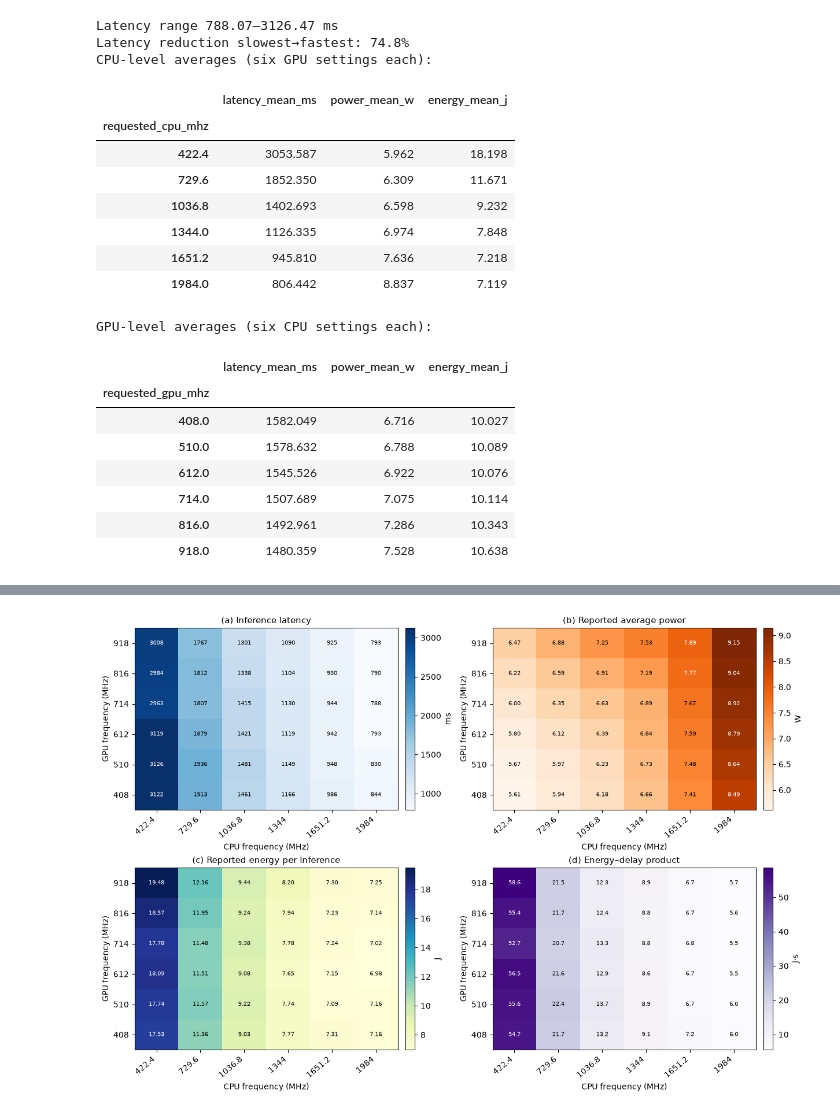
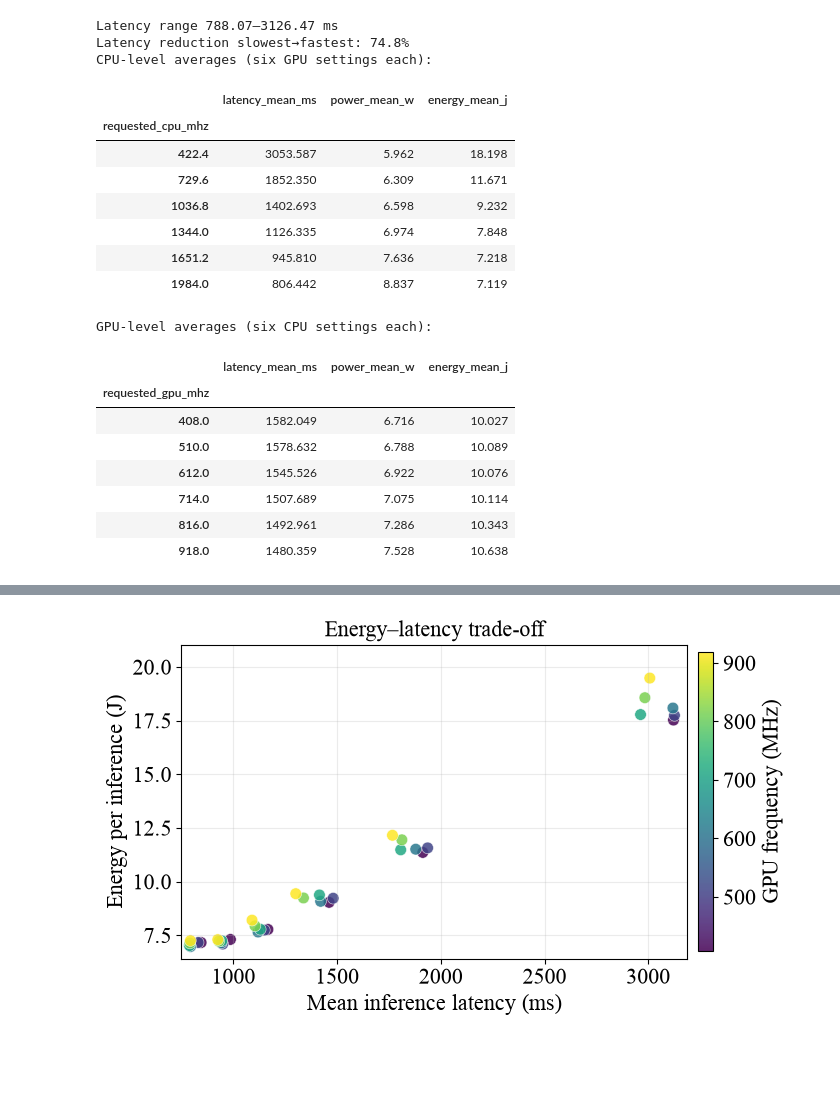
Before and after one commit to DufreWu/VLA_HIL, a Jupyter notebook: jetson_orin_nx/benchmark/data_analysis_2.ipynb, the cells around one changed output, grey strips where cells are left out. Drawn from its saved outputs; the diff is of its cells as text; code cells hidden in the pictures; blank space fills up the shorter version.

```diff
--- a/jetson_orin_nx/benchmark/data_analysis_2.ipynb
+++ b/jetson_orin_nx/benchmark/data_analysis_2.ipynb
@@ -19,9 +19,16 @@ reported = pd.read_csv(OUT_DIR / 'summary.csv')
 repetitions_uploaded = pd.read_csv(OUT_DIR / 'repetitions.csv')
 legacy = pd.read_csv(OUT_DIR / 'smolvla_dvfs.csv')
 
-plt.rcParams.update({'font.family': 'DejaVu Sans', 'font.size': 10,
-                     'axes.titlesize': 11, 'axes.labelsize': 10,
-                     'pdf.fonttype': 42, 'savefig.bbox': 'tight'})
+plt.rcParams.update({'font.family': 'Times New Roman',
+                     'font.sans-serif': ['Times New Roman', 'DejaVu Sans'],
+                     'font.size': 16,
+                     'axes.titlesize': 16,
+                     'axes.labelsize': 16,
+                     'xtick.labelsize': 16,
+                     'ytick.labelsize': 16,
+                     'legend.fontsize': 16,
+                     'pdf.fonttype': 42,
+                     'savefig.bbox': 'tight'})
 
 def save_figure(fig, name):
     fig.savefig(FIG_DIR / f'{name}.pdf', bbox_inches='tight')
@@ -142,52 +149,6 @@ display(per_config.groupby('requested_gpu_mhz')[['latency_mean_ms','power_mean_w
 cpu_order=np.sort(per_config.requested_cpu_mhz.unique())
 gpu_order=np.sort(per_config.requested_gpu_mhz.unique())
 
-def plot_heatmap(ax, metric, title, label, cmap, fmt):
-    mat=per_config.pivot(index='requested_gpu_mhz',columns='requested_cpu_mhz',values=metric)
-    mat=mat.reindex(index=gpu_order,columns=cpu_order)
-    im=ax.imshow(mat.values,origin='lower',aspect='auto',cmap=cmap)
-    ax.set_xticks(range(len(cpu_order)),[f'{v:g}' for v in cpu_order],rotation=40,ha='right')
-    ax.set_yticks(range(len(gpu_order)),[f'{v:g}' for v in gpu_order])
-    ax.set_xlabel('CPU frequency (MHz)')
-    ax.set_ylabel('GPU frequency (MHz)')
-    ax.set_title(title)
-    for j in range(len(gpu_order)):
-        for i in range(len(cpu_order)):
-            val=mat.values[j,i]
-            ax.text(i,j,format(val,fmt),fontsize=7,ha='center',va='center',
-                    color='white' if im.norm(val)>.60 else 'black')
-    cb=ax.figure.colorbar(im,ax=ax,fraction=.046,pad=.03)
-    cb.set_label(label)
-
-specs=[('latency_mean_ms','(a) Inference latency','ms','Blues','.0f'),
-       ('power_mean_w','(b) Reported average power','W','Oranges','.2f'),
-       ('energy_mean_j','(c) Reported energy per inference','J','YlGnBu','.2f'),
-       ('edp_mean_j_s','(d) Energy–delay product','J·s','Purples','.1f')]
-fig,axs=plt.subplots(2,2,figsize=(12.2,8.3),layout='constrained')
-for ax,(met,ttl,unit,cmap,fmt) in zip(axs.flat,specs):
-    plot_heatmap(ax,met,ttl,unit,cmap,fmt)
-save_figure(fig,'fig_dvfs_four_heatmaps')
-
-fig,ax=plt.subplots(figsize=(7.2,4.6))
-for gpu in gpu_order:
-    subset=per_config[per_config.requested_gpu_mhz==gpu].sort_values('requested_cpu_mhz')
-    ax.plot(subset.requested_cpu_mhz,subset.latency_mean_ms,marker='o',linewidth=1.5,label=f'GPU {gpu:g} MHz')
-ax.set(xlabel='CPU frequency (MHz)',ylabel='Inference latency (ms)',
-       title='SmolVLA inference latency under CPU/GPU DVFS')
-ax.grid(alpha=.25)
-ax.legend(fontsize=8,ncol=2)
-save_figure(fig,'fig_latency_vs_cpu')
-
-fig,ax=plt.subplots(figsize=(7.2,4.6))
-for gpu in gpu_order:
-    subset=per_config[per_config.requested_gpu_mhz==gpu].sort_values('requested_cpu_mhz')
-    ax.plot(subset.requested_cpu_mhz,subset.energy_mean_j,marker='o',linewidth=1.5,label=f'GPU {gpu:g} MHz')
-ax.set(xlabel='CPU frequency (MHz)',ylabel='Reported energy per inference (J)',
-       title='Energy per inference across DVFS settings (provisional)')
-ax.grid(alpha=.25)
-ax.legend(fontsize=8,ncol=2)
-save_figure(fig,'fig_energy_vs_cpu')
-
 v=per_config[['latency_mean_ms','energy_mean_j']].to_numpy()
 pareto=np.array([not np.any((v[:,0]<=a)&(v[:,1]<=b)&((v[:,0]<a)|(v[:,1]<b)))
                  for a,b in v])
@@ -195,23 +156,26 @@ per_config['pareto']=pareto
 pfront=per_config[pareto].sort_values('latency_mean_ms')
 print('Pareto configurations:')
 display(pfront[['requested_cpu_mhz','requested_gpu_mhz','latency_mean_ms','energy_mean_j']].round(3))
-fig,ax=plt.subplots(figsize=(7,4.9))
-pts=ax.scatter(per_config.latency_mean_ms,per_config.energy_mean_j,
-               c=per_config.requested_gpu_mhz,cmap='viridis',s=55,alpha=.85,
-               edgecolors='white',linewidth=.4,label='DVFS settings')
-ax.plot(pfront.latency_mean_ms,pfront.energy_mean_j,'k--',lw=1.3,label='Pareto frontier (provisional)')
-ax.scatter(pfront.latency_mean_ms,pfront.energy_mean_j,s=110,
-           facecolors='none',edgecolors='black',lw=1.2)
-for row in pfront.itertuples():
-    ax.annotate(f'{row.requested_cpu_mhz:g}/{row.requested_gpu_mhz:g}',
-                (row.latency_mean_ms,row.energy_mean_j),xytext=(9,8),textcoords='offset points',fontsize=8)
-ax.set(xlabel='Mean inference latency (ms)',ylabel='Reported energy per inference (J)',
-       title='DVFS energy–latency trade-off')
+fig, ax = plt.subplots(figsize=(7.2, 4.3), constrained_layout=False)
+pts = ax.scatter(per_config.latency_mean_ms, per_config.energy_mean_j,
+                c=per_config.requested_gpu_mhz, cmap='viridis', s=70, alpha=.85,
+                edgecolors='white', linewidth=.4, label='DVFS settings')
+
+ax.set(xlabel='Mean inference latency (ms)', ylabel='Energy per inference (J)',
+       title='Energy–latency trade-off')
 ax.grid(alpha=.25)
-fig.colorbar(pts,ax=ax,label='GPU frequency (MHz)')
-ax.legend(fontsize=8)
-save_figure(fig,'fig_latency_energy_pareto')
-per_config.to_csv(OUT_DIR/'per_config_with_pareto.csv',index=False)
+
+x_min, x_max = per_config.latency_mean_ms.min() * 0.95, per_config.latency_mean_ms.max() * 1.02
+y_min, y_max = per_config.energy_mean_j.min() * 0.92, per_config.energy_mean_j.max() * 1.08
+ax.set_xlim(x_min, x_max)
+ax.set_ylim(y_min, y_max)
+ax.margins(x=0.02, y=0.05)
+
+cbar = fig.colorbar(pts, ax=ax, pad=0.02, fraction=0.055, shrink=0.95)
+cbar.set_label('GPU frequency (MHz)')
+
+plt.subplots_adjust(left=0.12, right=0.88, bottom=0.15, top=0.88)
+fig.savefig(FIG_DIR / 'fig_latency_energy_pareto.pdf', dpi=300, bbox_inches='tight', pad_inches=0.02)
 # %% [output]
 Input: /home/chenwu/Documents/Github/VLA_HIL/jetson_orin_nx/benchmark
 Input records: 2160 | reported summary rows: 72
@@ -285 +253 @@ GPU-level averages (six CPU settings each):
-[figure, old version]
+[figure, new version]
```
Also changed, not shown: parts of 1 cell of this notebook, 7 other files.
